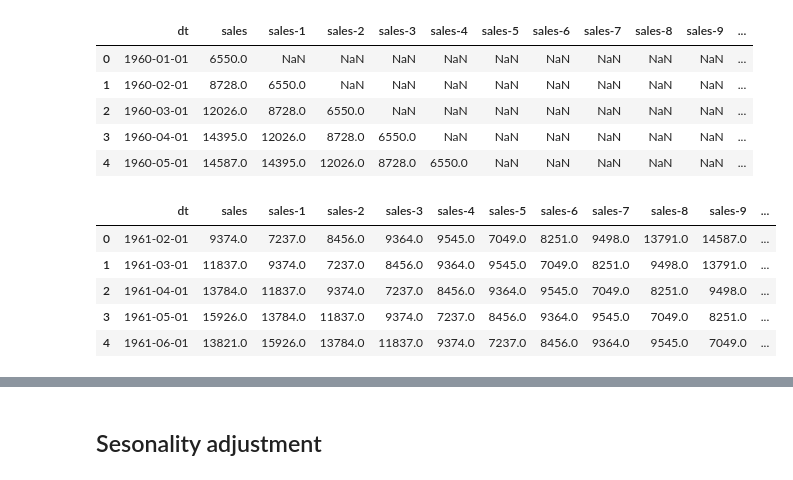
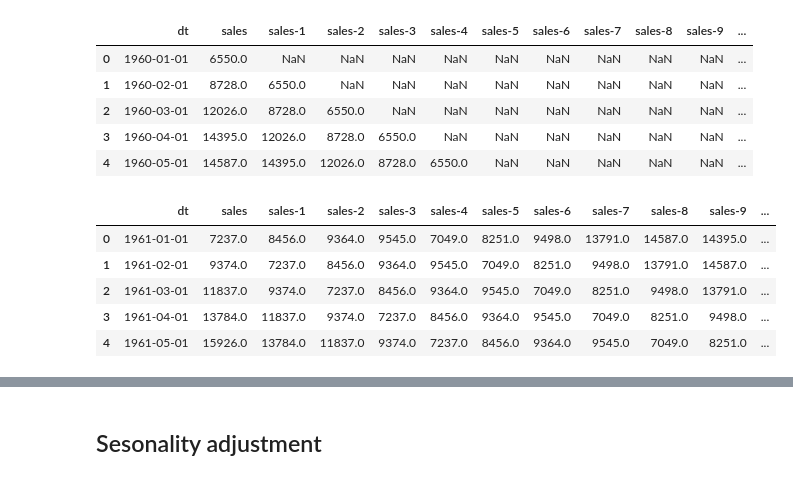
Before and after one commit to bartek-blog/bartek-blog.github.io, a Jupyter notebook: jupyter/Time-Series.ipynb, the cells around one changed output, grey strips where cells are left out. Drawn from its saved outputs; the diff is of its cells as text; code cells hidden in the pictures.

```diff
--- a/jupyter/Time-Series.ipynb
+++ b/jupyter/Time-Series.ipynb
@@ -156,4 +151,0 @@ Instead of calculating average of last 12 months, we can move a window among las
-# %%
-Xy_with_lags = Xy.copy()
-Xy_with_lags['sales-1'] = Xy_with_lags['sales'].shift(1)
-Xy_with_lags.head()
@@ -162,4 +156,11 @@ Now let's add previous 12 months.
 # %%
-for i in range(1, 13):
-    Xy_with_lags['sales-'+str(i)] = Xy_with_lags['sales'].shift(i)
-Xy_with_lags.tail()
+N_lags = 12
+
+def create_lags(Xy, n_lags):
+    Xy_with_lags = Xy.copy()
+    for i in range(1, n_lags+1):
+        Xy_with_lags['sales-'+str(i)] = Xy_with_lags['sales'].shift(i)
+    return Xy_with_lags
+
+Xy_with_lags = create_lags(Xy, N_lags)
+autocorrelations = Xy_with_lags.iloc[N_lags:].drop("dt", axis=1).corr()['sales']
@@ -203,15 +188,15 @@ Xy_with_lags.head()
 | 3 | 1960-04-01 | 14395.0 | 12026.0 | 8728.0 | 6550.0 | NaN | NaN | NaN | NaN | NaN | NaN | ... |
 | 4 | 1960-05-01 | 14587.0 | 14395.0 | 12026.0 | 8728.0 | 6550.0 | NaN | NaN | NaN | NaN | NaN | ... |
 # %%
-Xy_with_lags = Xy_with_lags.query("dt > '1961'").reset_index(drop=True)
+Xy_with_lags = Xy_with_lags.iloc[N_lags:].reset_index(drop=True)
 Xy_with_lags.head()
 # %% [output]
 |  | dt | sales | sales-1 | sales-2 | sales-3 | sales-4 | sales-5 | sales-6 | sales-7 | sales-8 | sales-9 | ... |
-| 0 | 1961-02-01 | 9374.0 | 7237.0 | 8456.0 | 9364.0 | 9545.0 | 7049.0 | 8251.0 | 9498.0 | 13791.0 | 14587.0 | ... |
-| 1 | 1961-03-01 | 11837.0 | 9374.0 | 7237.0 | 8456.0 | 9364.0 | 9545.0 | 7049.0 | 8251.0 | 9498.0 | 13791.0 | ... |
-| 2 | 1961-04-01 | 13784.0 | 11837.0 | 9374.0 | 7237.0 | 8456.0 | 9364.0 | 9545.0 | 7049.0 | 8251.0 | 9498.0 | ... |
-| 3 | 1961-05-01 | 15926.0 | 13784.0 | 11837.0 | 9374.0 | 7237.0 | 8456.0 | 9364.0 | 9545.0 | 7049.0 | 8251.0 | ... |
-| 4 | 1961-06-01 | 13821.0 | 15926.0 | 13784.0 | 11837.0 | 9374.0 | 7237.0 | 8456.0 | 9364.0 | 9545.0 | 7049.0 | ... |
+| 0 | 1961-01-01 | 7237.0 | 8456.0 | 9364.0 | 9545.0 | 7049.0 | 8251.0 | 9498.0 | 13791.0 | 14587.0 | 14395.0 | ... |
+| 1 | 1961-02-01 | 9374.0 | 7237.0 | 8456.0 | 9364.0 | 9545.0 | 7049.0 | 8251.0 | 9498.0 | 13791.0 | 14587.0 | ... |
+| 2 | 1961-03-01 | 11837.0 | 9374.0 | 7237.0 | 8456.0 | 9364.0 | 9545.0 | 7049.0 | 8251.0 | 9498.0 | 13791.0 | ... |
+| 3 | 1961-04-01 | 13784.0 | 11837.0 | 9374.0 | 7237.0 | 8456.0 | 9364.0 | 9545.0 | 7049.0 | 8251.0 | 9498.0 | ... |
+| 4 | 1961-05-01 | 15926.0 | 13784.0 | 11837.0 | 9374.0 | 7237.0 | 8456.0 | 9364.0 | 9545.0 | 7049.0 | 8251.0 | ... |
 # %%
 X_train, X_dev, X_test, y_train, y_dev, y_test = split_into_train_dev_test(Xy_with_lags)
 
```
Also changed, not shown: parts of 35 cells of this notebook, 20 other files.
